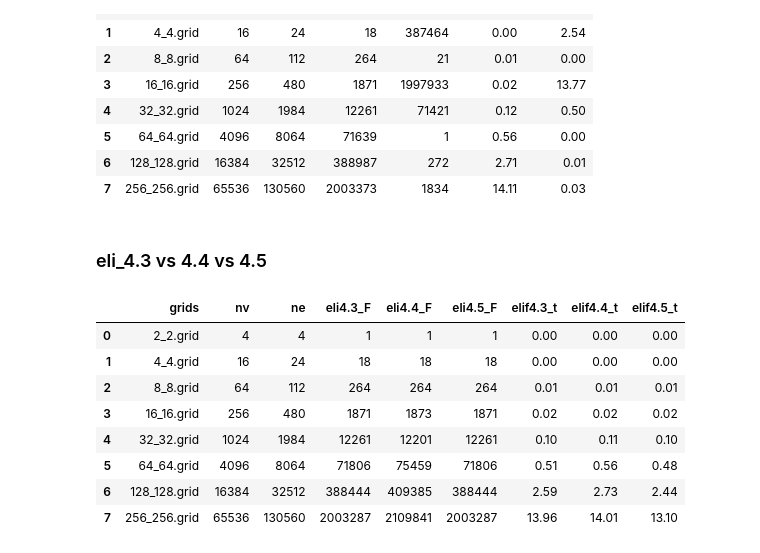
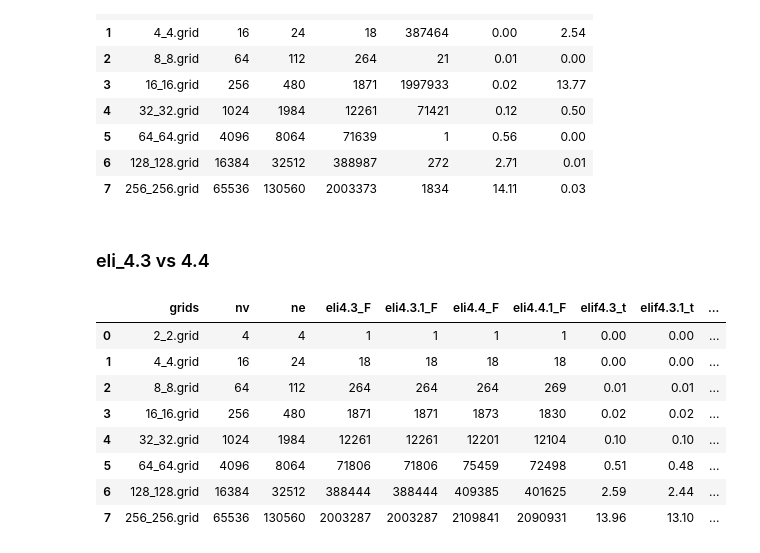
Before and after one commit to berylgithub/eli, a Jupyter notebook: main.ipynb, the cells around one changed output. Drawn from its saved outputs; the diff is of its cells as text; code cells hidden in the pictures.

```diff
--- a/main.ipynb
+++ b/main.ipynb
@@ -1297,43 +1297,49 @@ df.style.format({
 | 6 | 128_128.grid | 16384 | 32512 | 388987 | 272 | 2.71 | 0.01 |
 | 7 | 256_256.grid | 65536 | 130560 | 2003373 | 1834 | 14.11 | 0.03 |
 # %% [markdown]
-### eli_4.3 vs 4.4 vs 4.5
+### eli_4.3 vs 4.4
 # %%
 file0 = "matrices/grid/grid_p=q_algo4.3_26072021_k8.p"
 with open(file0, 'rb') as fp:
     data0 = pickle.load(fp)
 file1 = "matrices/grid/grid_p=q_algo4.4_26072021_k8.p"
 with open(file1, 'rb') as fp:
     data1 = pickle.load(fp)
-file2 = "matrices/grid/grid_p=q_algo4.5_26072021_k8.p"
+file2 = "matrices/grid/grid_p=q_algo4.3.1_26072021_k8.p"
 with open(file2, 'rb') as fp:
     data2 = pickle.load(fp)
+file3 = "matrices/grid/grid_p=q_algo4.4.1_27072021_k8.p"
+with open(file3, 'rb') as fp:
+    data3 = pickle.load(fp)
 
 del data0["max_K_eli"]; del data0["max_C_eli"];
 del data1["max_K_eli"]; del data1["max_C_eli"];
 
 df = pd.DataFrame.from_dict(data0)
 df["eli4.3_F"] = data0["eli_fills"]; df["elif4.3_t"] = data0["eli_times"]
 df["eli4.4_F"] = data1["eli_fills"]; df["elif4.4_t"] = data1["eli_times"]
-df["eli4.5_F"] = data2["eli_fills"]; df["elif4.5_t"] = data2["eli_times"]
+df["eli4.3.1_F"] = data2["eli_fills"]; df["elif4.3.1_t"] = data2["eli_times"]
+df["eli4.4.1_F"] = data3["eli_fills"]; df["elif4.4.1_t"] = data3["eli_times"]
 
-df = df[["grids", "nv", "ne", "eli4.3_F", "eli4.4_F", "eli4.5_F", "elif4.3_t", "elif4.4_t", "elif4.5_t"]]
+df = df[["grids", "nv", "ne", "eli4.3_F", "eli4.3.1_F", "eli4.4_F", "eli4.4.1_F", "elif4.3_t", "elif4.3.1_t", "elif4.4_t", "elif4.4.1_t"]]
 df = df.style.format({
     'elif4.3_t': '{:,.2f}'.format,
+    'elif4.3.1_t': '{:,.2f}'.format,
     'elif4.4_t': '{:,.2f}'.format,
-    'elif4.5_t': '{:,.2f}'.format
+    'elif4.4.1_t': '{:,.2f}'.format
+
 })
 df
 # %% [output]
-|  | grids | nv | ne | eli4.3_F | eli4.4_F | eli4.5_F | elif4.3_t | elif4.4_t | elif4.5_t |
-| 0 | 2_2.grid | 4 | 4 | 1 | 1 | 1 | 0.00 | 0.00 | 0.00 |
-| 1 | 4_4.grid | 16 | 24 | 18 | 18 | 18 | 0.00 | 0.00 | 0.00 |
-| 2 | 8_8.grid | 64 | 112 | 264 | 264 | 264 | 0.01 | 0.01 | 0.01 |
-| 3 | 16_16.grid | 256 | 480 | 1871 | 1873 | 1871 | 0.02 | 0.02 | 0.02 |
-| 4 | 32_32.grid | 1024 | 1984 | 12261 | 12201 | 12261 | 0.10 | 0.11 | 0.10 |
-| 5 | 64_64.grid | 4096 | 8064 | 71806 | 75459 | 71806 | 0.51 | 0.56 | 0.48 |
-| 6 | 128_128.grid | 16384 | 32512 | 388444 | 409385 | 388444 | 2.59 | 2.73 | 2.44 |
-| 7 | 256_256.grid | 65536 | 130560 | 2003287 | 2109841 | 2003287 | 13.96 | 14.01 | 13.10 |
+|  | grids | nv | ne | eli4.3_F | eli4.3.1_F | eli4.4_F | eli4.4.1_F | elif4.3_t | elif4.3.1_t | ... |
+| 0 | 2_2.grid | 4 | 4 | 1 | 1 | 1 | 1 | 0.00 | 0.00 | ... |
+| 1 | 4_4.grid | 16 | 24 | 18 | 18 | 18 | 18 | 0.00 | 0.00 | ... |
+| 2 | 8_8.grid | 64 | 112 | 264 | 264 | 264 | 269 | 0.01 | 0.01 | ... |
+| 3 | 16_16.grid | 256 | 480 | 1871 | 1871 | 1873 | 1830 | 0.02 | 0.02 | ... |
+| 4 | 32_32.grid | 1024 | 1984 | 12261 | 12261 | 12201 | 12104 | 0.10 | 0.10 | ... |
+| 5 | 64_64.grid | 4096 | 8064 | 71806 | 71806 | 75459 | 72498 | 0.51 | 0.48 | ... |
+| 6 | 128_128.grid | 16384 | 32512 | 388444 | 388444 | 409385 | 401625 | 2.59 | 2.44 | ... |
+| 7 | 256_256.grid | 65536 | 130560 | 2003287 | 2003287 | 2109841 | 2090931 | 13.96 | 13.10 | ... |
 # %%
 '''print as ascii table'''
 ps = [5,25,2,5]
```
